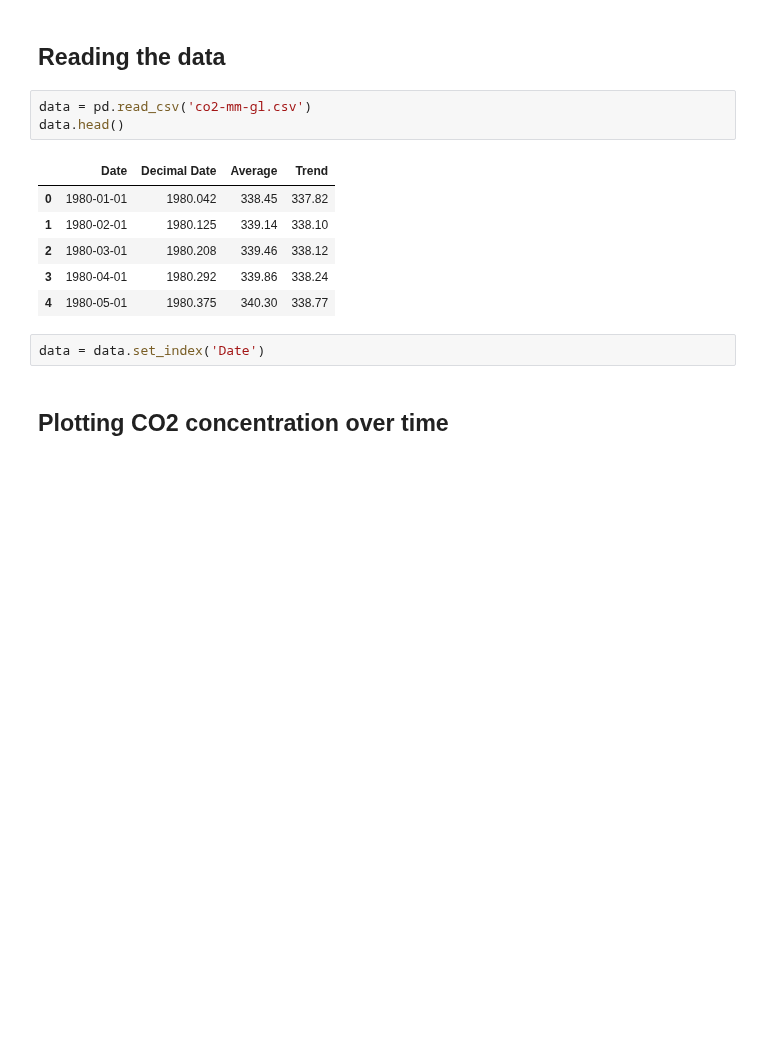
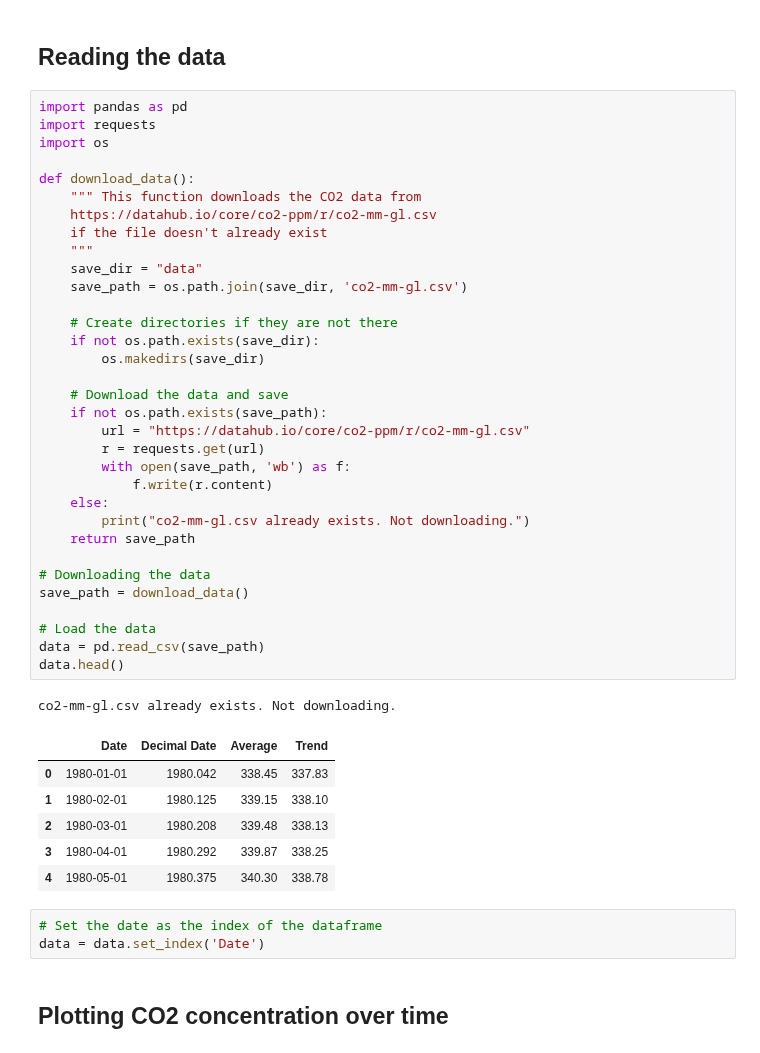
Before and after one commit to thushv89/manning_tf2_in_action, a Jupyter notebook: Ch03/3.Recurrent_networks.ipynb, the cells around one changed output. Drawn from its saved outputs; the diff is of its cells as text; blank space fills up the shorter version.

```diff
--- a/Ch03/3.Recurrent_networks.ipynb
+++ b/Ch03/3.Recurrent_networks.ipynb
@@ -9,17 +33,49 @@ from datetime import timedelta
 # %% [markdown]
 ## Reading the data
-# %%
-data = pd.read_csv('co2-mm-gl.csv')
-data.head()
-# %% [output]
-|  | Date | Decimal Date | Average | Trend |
-| 0 | 1980-01-01 | 1980.042 | 338.45 | 337.82 |
-| 1 | 1980-02-01 | 1980.125 | 339.14 | 338.10 |
-| 2 | 1980-03-01 | 1980.208 | 339.46 | 338.12 |
-| 3 | 1980-04-01 | 1980.292 | 339.86 | 338.24 |
-| 4 | 1980-05-01 | 1980.375 | 340.30 | 338.77 |
-# %%
-data = data.set_index('Date')
+# %%
+import pandas as pd
+import requests
+import os
+
+def download_data():
+    """ This function downloads the CO2 data from
+    https://datahub.io/core/co2-ppm/r/co2-mm-gl.csv
+    if the file doesn't already exist
+    """
+    save_dir = "data"
+    save_path = os.path.join(save_dir, 'co2-mm-gl.csv')
+
+    # Create directories if they are not there
+    if not os.path.exists(save_dir):
+        os.makedirs(save_dir)
+
+    # Download the data and save
+    if not os.path.exists(save_path):
+        url = "https://datahub.io/core/co2-ppm/r/co2-mm-gl.csv"
+        r = requests.get(url)
+        with open(save_path, 'wb') as f:
+            f.write(r.content)
+    else:
+        print("co2-mm-gl.csv already exists. Not downloading.")
+    return save_path
+
+# Downloading the data
+save_path = download_data()
+
+# Load the data
+data = pd.read_csv(save_path)
+data.head()
+# %% [output]
+co2-mm-gl.csv already exists. Not downloading.
+|  | Date | Decimal Date | Average | Trend |
+| 0 | 1980-01-01 | 1980.042 | 338.45 | 337.83 |
+| 1 | 1980-02-01 | 1980.125 | 339.15 | 338.10 |
+| 2 | 1980-03-01 | 1980.208 | 339.48 | 338.13 |
+| 3 | 1980-04-01 | 1980.292 | 339.87 | 338.25 |
+| 4 | 1980-05-01 | 1980.375 | 340.30 | 338.78 |
+# %%
+# Set the date as the index of the dataframe
+data = data.set_index('Date')
 # %% [markdown]
 ## Plotting CO2 concentration over time
 # %%
```
Also changed, not shown: parts of 11 cells of this notebook, 5 other files.
